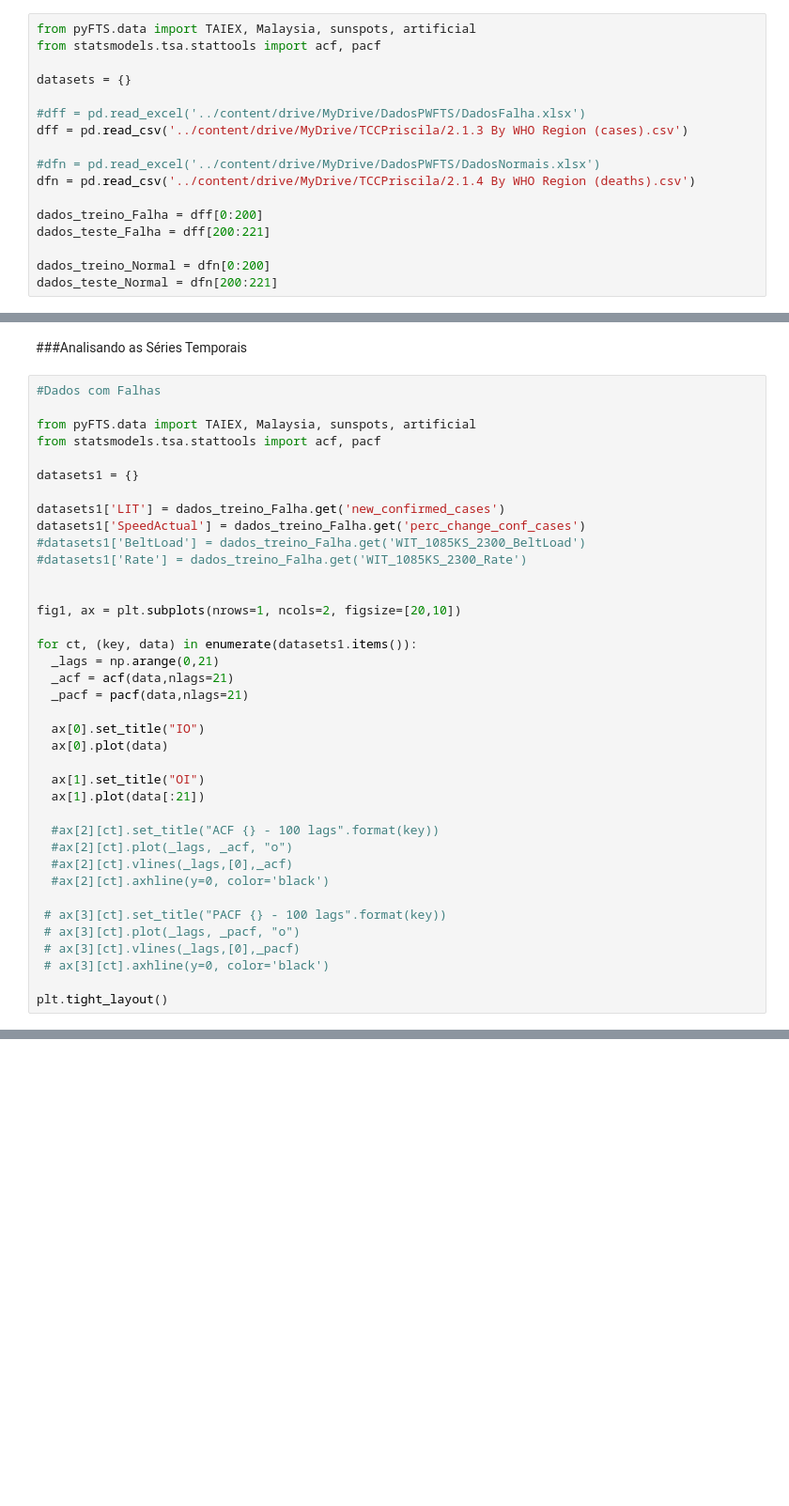
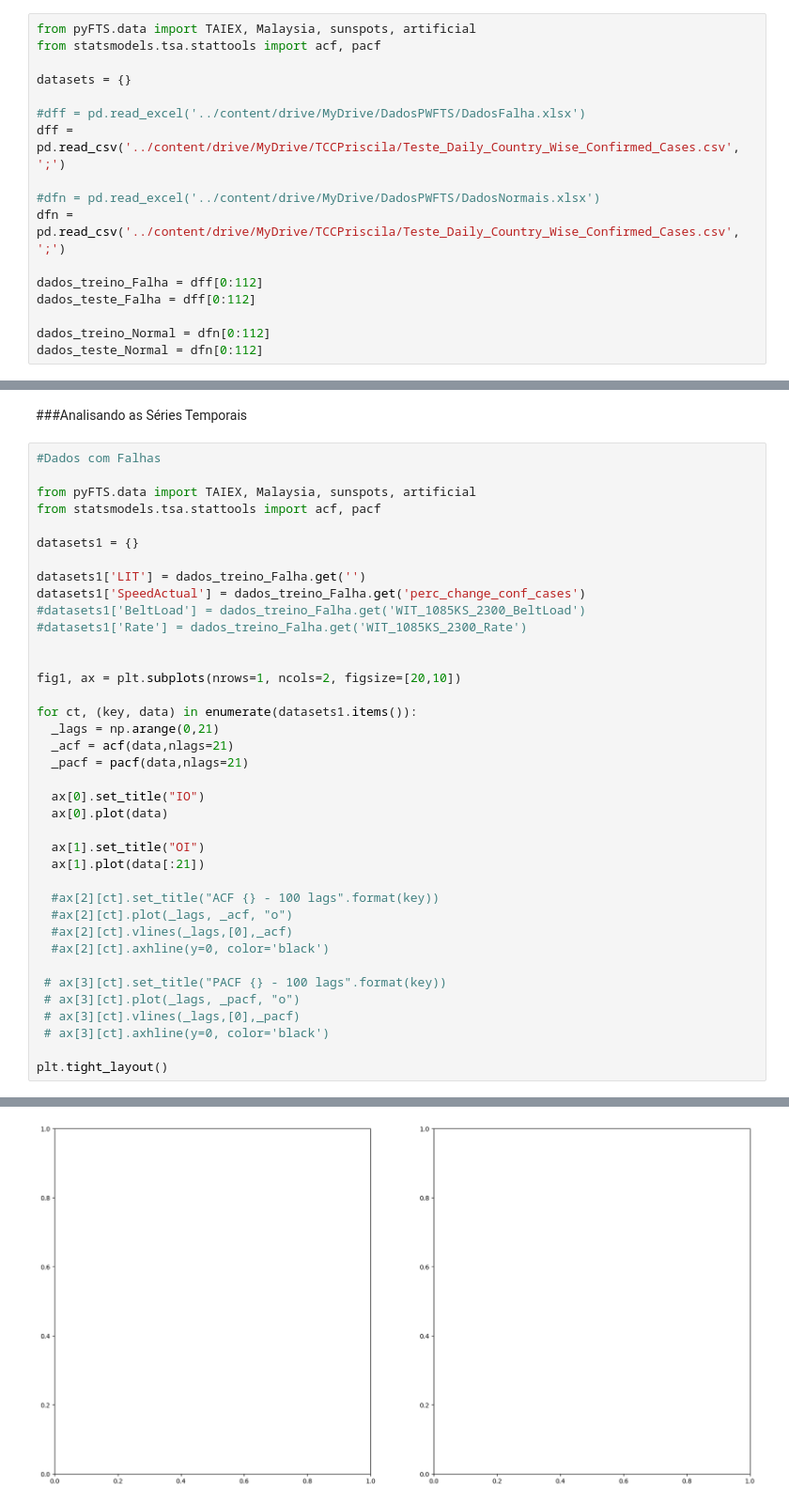
Before and after one commit to priscilaxrc/TCCUSPMonkeyPox, a Jupyter notebook: USP_29_04.ipynb, the cells around one changed output, grey strips where cells are left out. Shown at 94% size. Cells and saved outputs as stored; diff of their text form; blank space fills up the shorter version.

```diff
--- a/USP_29_04.ipynb
+++ b/USP_29_04.ipynb
@@ -30,15 +48,15 @@ from statsmodels.tsa.stattools import acf, pacf
 datasets = {}
 
 #dff = pd.read_excel('../content/drive/MyDrive/DadosPWFTS/DadosFalha.xlsx')
-dff = pd.read_csv('../content/drive/MyDrive/TCCPriscila/2.1.3 By WHO Region (cases).csv')
+dff = pd.read_csv('../content/drive/MyDrive/TCCPriscila/Teste_Daily_Country_Wise_Confirmed_Cases.csv', ';')
 
 #dfn = pd.read_excel('../content/drive/MyDrive/DadosPWFTS/DadosNormais.xlsx')
-dfn = pd.read_csv('../content/drive/MyDrive/TCCPriscila/2.1.4 By WHO Region (deaths).csv')
+dfn = pd.read_csv('../content/drive/MyDrive/TCCPriscila/Teste_Daily_Country_Wise_Confirmed_Cases.csv', ';')
 
-dados_treino_Falha = dff[0:200]
-dados_teste_Falha = dff[200:221]
+dados_treino_Falha = dff[0:112]
+dados_teste_Falha = dff[0:112]
 
-dados_treino_Normal = dfn[0:200]
-dados_teste_Normal = dfn[200:221]
+dados_treino_Normal = dfn[0:112]
+dados_teste_Normal = dfn[0:112]
 # %%
 print(dados_treino_Falha)#print para validar os dados lidos
@@ -56,7 +128,7 @@ from statsmodels.tsa.stattools import acf, pacf
 
 datasets1 = {}
 
-datasets1['LIT'] = dados_treino_Falha.get('new_confirmed_cases')
+datasets1['LIT'] = dados_treino_Falha.get('')
 datasets1['SpeedActual'] = dados_treino_Falha.get('perc_change_conf_cases')
 #datasets1['BeltLoad'] = dados_treino_Falha.get('WIT_1085KS_2300_BeltLoad')
 #datasets1['Rate'] = dados_treino_Falha.get('WIT_1085KS_2300_Rate')
@@ -86,3 +158,4 @@ for ct, (key, data) in enumerate(datasets1.items()):
  # ax[3][ct].axhline(y=0, color='black')
 
 plt.tight_layout()
+# %% [output]
@@ -88,0 +163 @@ plt.tight_layout()
+[figure, added]
```
Also changed, not shown: parts of 6 cells of this notebook.
